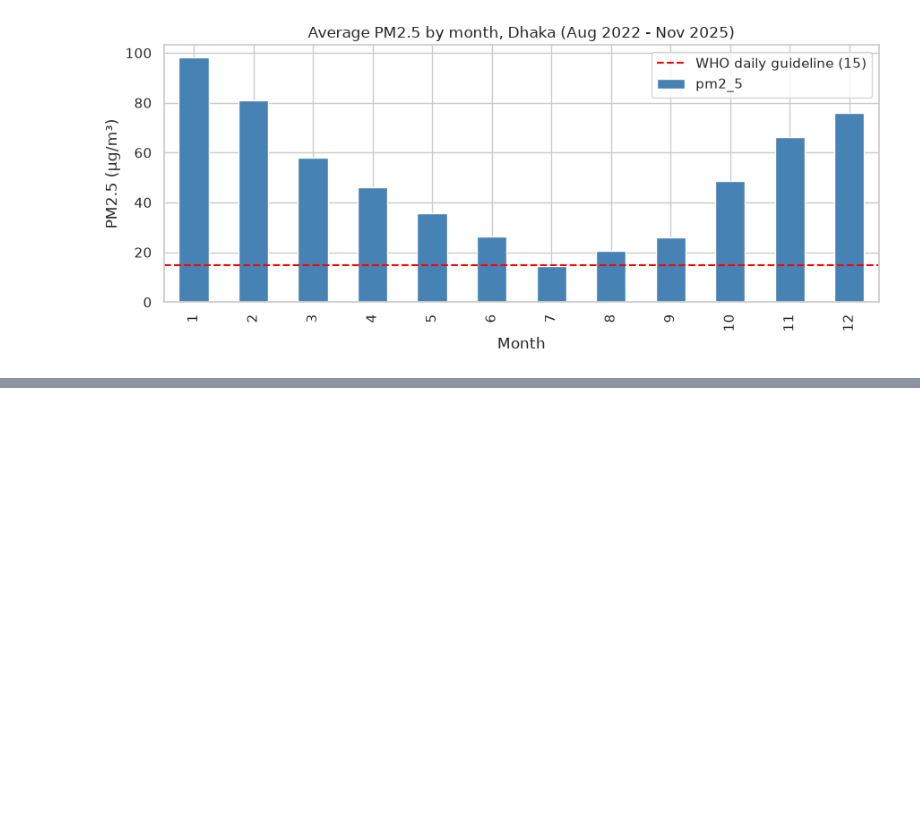
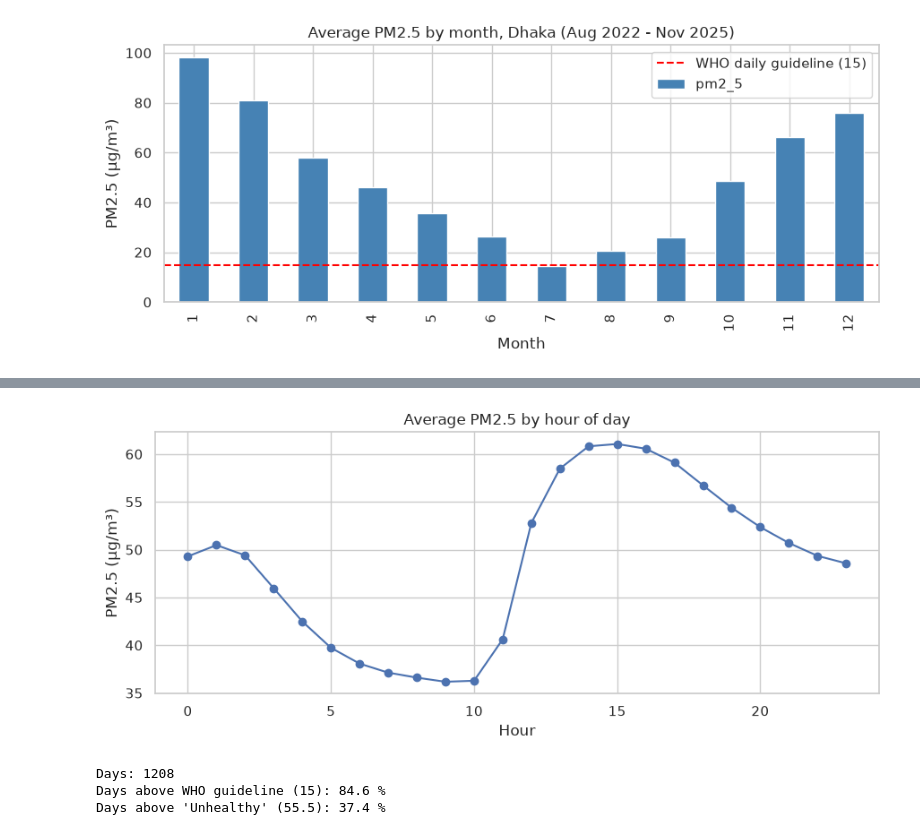
Before and after one commit to jaimulhaque/dhaka-air-quality-analysis, a Jupyter notebook: notebooks/02_eda.ipynb, the cells around one changed output, grey strips where cells are left out. Cells and saved outputs as stored; diff of their text form; code cells hidden in the pictures; blank space fills up the shorter version.

```diff
--- a/notebooks/02_eda.ipynb
+++ b/notebooks/02_eda.ipynb
@@ -45,0 +57,21 @@ plt.show()
+# %%
+#cell 5
+hourly = d.groupby("hour")["pm2_5"].mean()
+plt.figure(figsize=(9, 4))
+hourly.plot(marker="o")
+plt.title("Average PM2.5 by hour of day")
+plt.xlabel("Hour"); plt.ylabel("PM2.5 (µg/m³)")
+plt.tight_layout()
+plt.savefig("../outputs/figures/pm25_by_hour.png", dpi=150)
+plt.show()
+# %% [output]
+[figure, added]
+# %%
+daily = d.set_index("datetime")["pm2_5"].resample("D").mean()
+print("Days:", len(daily))
+print("Days above WHO guideline (15):", (daily > 15).mean().round(3) * 100, "%")
+print("Days above 'Unhealthy' (55.5):", (daily > 55.5).mean().round(3) * 100, "%")
+# %% [output]
+Days: 1208
+Days above WHO guideline (15): 84.6 %
+Days above 'Unhealthy' (55.5): 37.4 %
```
Also changed, not shown: parts of 1 cell of this notebook, 2 other files.
